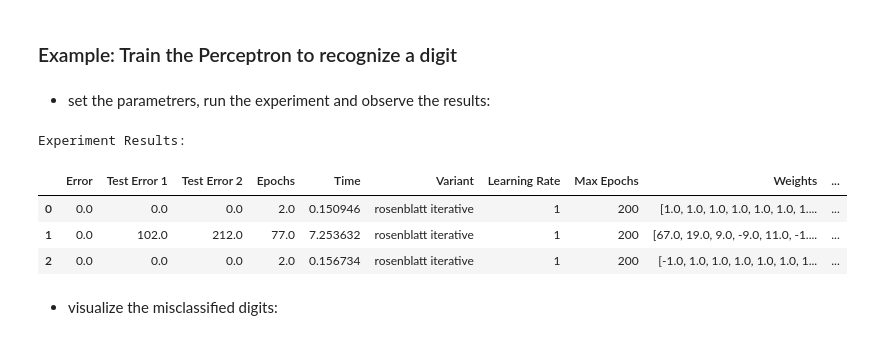
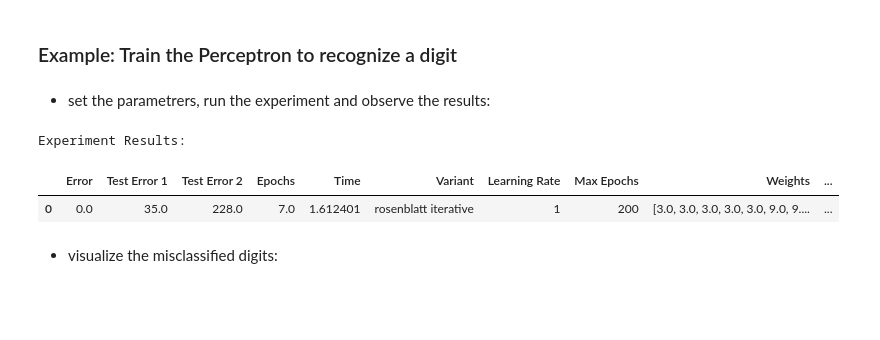
Before and after one commit to reitezuz/18NES1-2025-, a Jupyter notebook: week2/digits_example.ipynb, the cells around one changed output. Drawn from its saved outputs; the diff is of its cells as text; code cells hidden in the pictures; blank space fills up the shorter version.

```diff
--- a/week2/digits_example.ipynb
+++ b/week2/digits_example.ipynb
@@ -194,35 +194,33 @@ experiment_results_let = pd.DataFrame(columns=['Error', 'Test Error 1', 'Test Er
 # %% [markdown]
 - set the parametrers, run the experiment and observe the results:
 # %%
-digit_index = 0 # 1...10
+digit_index = 10 # 1...10
 alpha = 0.1       # level of noise in the testing data
 
 # Preprocess the data:
 [inputs, labels] = load_digits_data()
 [inputs_noisy, inputs_denoised] = add_noise(inputs, alpha=alpha)
 true_outputs = np.where(labels == digit_index, 1, -1)
 data_description = "Digit " + str(digit_index) + f" {(sum(true_outputs == 1))}"
 
 # Set Perceptron parameters:
 weights = np.zeros(inputs.shape[1])
 bias = 0
 binary = False
 epochs = 200
 learning_rate = 1
 print_progress = False
 variant = 'rosenblatt iterative' # 'rosenblatt best','rosenblatt iterative', 'rosenblatt batch', 'hebbian'
 
 # run the experiment:
 perceptron = run_example_multiple_times(experiment_results_let, inputs, inputs_noisy, inputs_denoised, true_outputs, epochs, weights, bias, binary, learning_rate, print_progress, variant, data_description, num_runs=1)
 
 print("\nExperiment Results:")
 experiment_results_let
 # %% [output]
 Experiment Results:
 |  | Error | Test Error 1 | Test Error 2 | Epochs | Time | Variant | Learning Rate | Max Epochs | Weights | ... |
-| 0 | 0.0 | 0.0 | 0.0 | 2.0 | 0.150946 | rosenblatt iterative | 1 | 200 | [1.0, 1.0, 1.0, 1.0, 1.0, 1.0, 1.... | ... |
-| 1 | 0.0 | 102.0 | 212.0 | 77.0 | 7.253632 | rosenblatt iterative | 1 | 200 | [67.0, 19.0, 9.0, -9.0, 11.0, -1.... | ... |
-| 2 | 0.0 | 0.0 | 0.0 | 2.0 | 0.156734 | rosenblatt iterative | 1 | 200 | [-1.0, 1.0, 1.0, 1.0, 1.0, 1.0, 1... | ... |
+| 0 | 0.0 | 35.0 | 228.0 | 7.0 | 1.612401 | rosenblatt iterative | 1 | 200 | [3.0, 3.0, 3.0, 3.0, 3.0, 9.0, 9.... | ... |
 # %% [markdown]
 - visualize the misclassified digits:
 # %%
```
Also changed, not shown: parts of 1 cell of this notebook.
